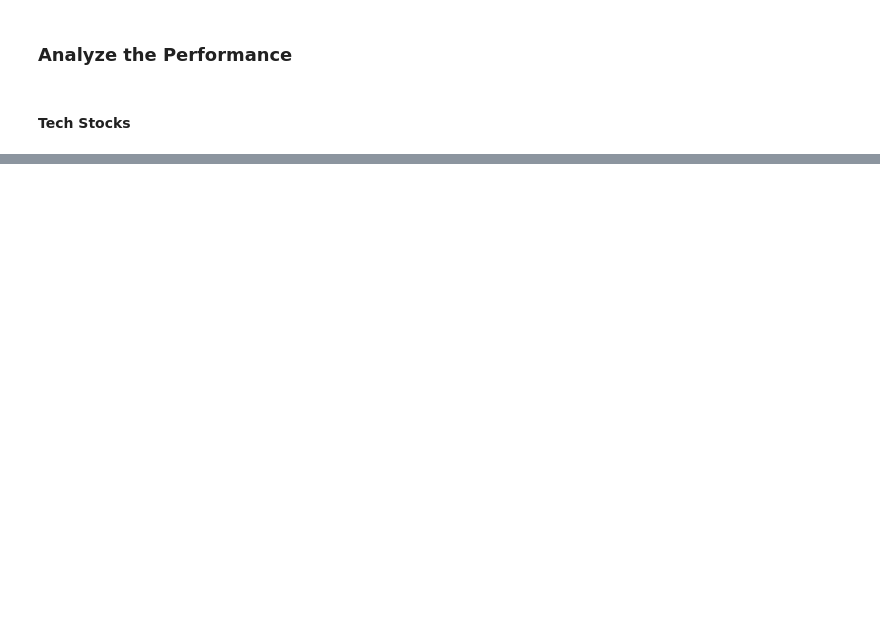
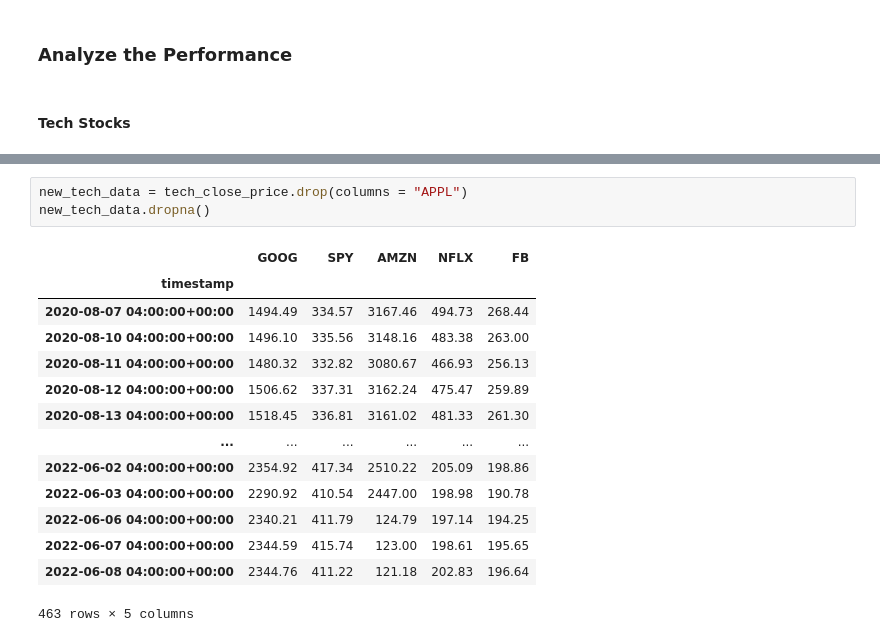
Before and after one commit to briabr/fintech-project1-invetsment-market-analysis, a Jupyter notebook: api.ipynb, the cells around one changed output, grey strips where cells are left out. Drawn from its saved outputs; the diff is of its cells as text; blank space fills up the shorter version.

```diff
--- a/api.ipynb
+++ b/api.ipynb
@@ -166,0 +174,18 @@ close_price_adj.head()
+# %%
+new_tech_data = tech_close_price.drop(columns = "APPL")
+new_tech_data.dropna()
+# %% [output]
+|  | GOOG | SPY | AMZN | NFLX | FB |
+| timestamp |  |  |  |  |  |
+| 2020-08-07 04:00:00+00:00 | 1494.49 | 334.57 | 3167.46 | 494.73 | 268.44 |
+| 2020-08-10 04:00:00+00:00 | 1496.10 | 335.56 | 3148.16 | 483.38 | 263.00 |
+| 2020-08-11 04:00:00+00:00 | 1480.32 | 332.82 | 3080.67 | 466.93 | 256.13 |
+| 2020-08-12 04:00:00+00:00 | 1506.62 | 337.31 | 3162.24 | 475.47 | 259.89 |
+| 2020-08-13 04:00:00+00:00 | 1518.45 | 336.81 | 3161.02 | 481.33 | 261.30 |
+| ... | ... | ... | ... | ... | ... |
+| 2022-06-02 04:00:00+00:00 | 2354.92 | 417.34 | 2510.22 | 205.09 | 198.86 |
+| 2022-06-03 04:00:00+00:00 | 2290.92 | 410.54 | 2447.00 | 198.98 | 190.78 |
+| 2022-06-06 04:00:00+00:00 | 2340.21 | 411.79 | 124.79 | 197.14 | 194.25 |
+| 2022-06-07 04:00:00+00:00 | 2344.59 | 415.74 | 123.00 | 198.61 | 195.65 |
+| 2022-06-08 04:00:00+00:00 | 2344.76 | 411.22 | 121.18 | 202.83 | 196.64 |
+463 rows × 5 columns
```
Also changed, not shown: parts of 5 cells of this notebook.
